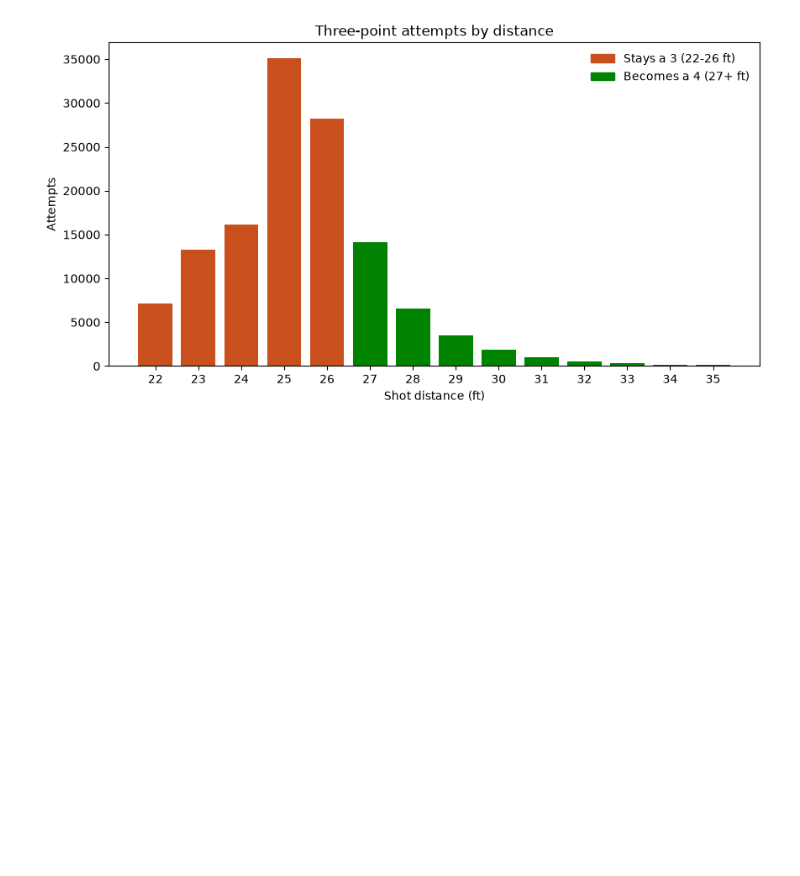
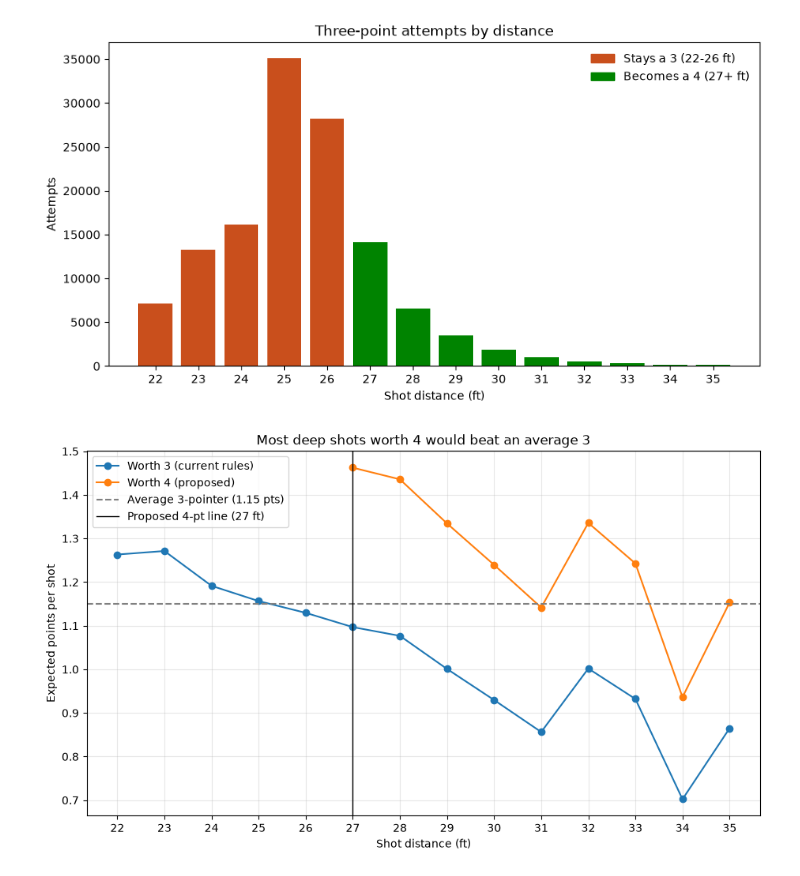
Before and after one commit to UIUC-DSC/team-Starting-Five-Minus-One, a Jupyter notebook: nba_four_point_datasets.ipynb, the cells around one changed output. Saved outputs shown, nothing was run; the diff lists cells and outputs as text; code cells hidden in the pictures; blank space fills up the shorter version.

Commit message:
Added Expected Points Graph for 3pt and 4pt

```diff
--- a/nba_four_point_datasets.ipynb
+++ b/nba_four_point_datasets.ipynb
@@ -29,3 +31,38 @@ plt.ylabel("Attempts")
 plt.show()
 # %% [output]
 [figure]
+# %%
+#GRAPH: Expected Points Per Shot for 3pt FG by dsitance and proposed 4pt
+
+FOUR_PT_LINE = 27  # proposed 4-point distance (ft)
+
+# Drop the "40+" heaves and make distance a number
+shots = df[df["Shot Distance (ft)"] != "40+"].copy()
+shots["dist"] = shots["Shot Distance (ft)"].astype(int)
+shots = shots[(shots["dist"] >= 22) & (shots["dist"] <= 35)]
+
+# Make rate at each distance
+by_dist = shots.groupby("dist")[["3PM", "3PA"]].sum()
+by_dist["pct"] = by_dist["3PM"] / by_dist["3PA"]
+
+# Expected points per shot
+worth3 = 3 * by_dist["pct"]
+worth4 = 4 * by_dist["pct"][by_dist.index >= FOUR_PT_LINE]
+avg3 = 3 * shots["3PM"].sum() / shots["3PA"].sum()
+
+# Plot
+plt.figure(figsize=(11, 6))
+plt.plot(worth3.index, worth3, marker="o", label="Worth 3 (current rules)")
+plt.plot(worth4.index, worth4, marker="o", label="Worth 4 (proposed)")
+plt.axhline(avg3, color="gray", linestyle="--", label=f"Average 3-pointer ({avg3:.2f} pts)")
+plt.axvline(FOUR_PT_LINE, color="black", linewidth=1, label=f"Proposed 4-pt line ({FOUR_PT_LINE} ft)")
+
+plt.title("Most deep shots worth 4 would beat an average 3")
+plt.xlabel("Shot distance (ft)")
+plt.ylabel("Expected points per shot")
+plt.xticks(range(22, 36))
+plt.grid(alpha=0.3)
+plt.legend()
+plt.show()
+# %% [output]
+[figure, added]
```
Also changed, not shown: parts of 2 cells of this notebook, 2 other files.
